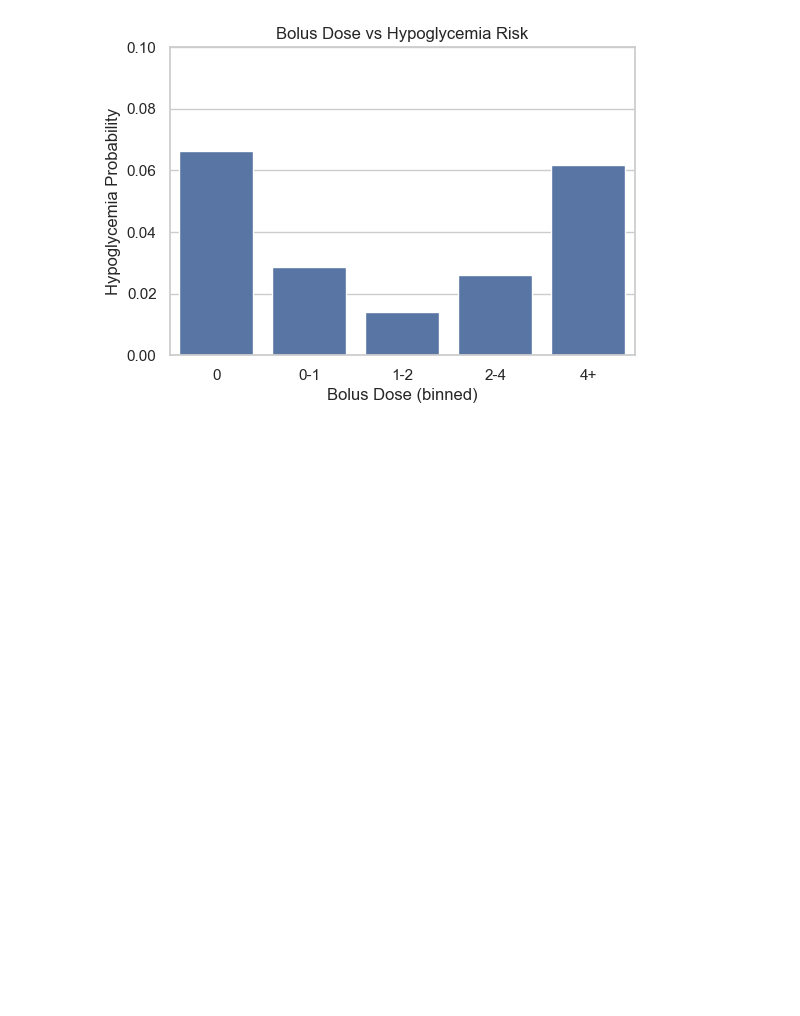
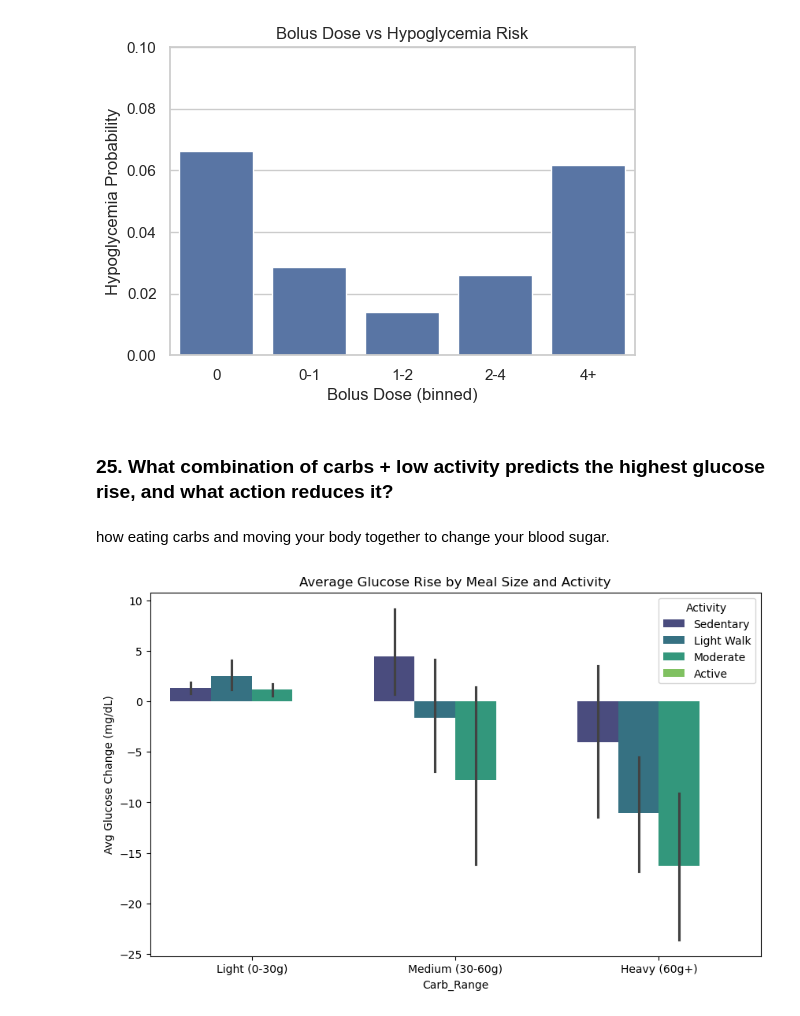
Before and after one commit to rajeshwariananth/Team01_PyVoyagers_Python_Hackathon_MAY_2026, a Jupyter notebook: Team01_PYVoyagers_Prescriptive.ipynb, the cells around one changed output. Cells and saved outputs as stored; diff of their text form; code cells hidden in the pictures; blank space fills up the shorter version.

```diff
--- a/Team01_PYVoyagers_Prescriptive.ipynb
+++ b/Team01_PYVoyagers_Prescriptive.ipynb
@@ -1621,3 +1627,53 @@ plt.ylim(0, max(0.1, bolus_risk["hypo_event"].max() + 0.02))
 plt.show()
 # %% [output]
 [figure]
+# %% [markdown]
+### 25. What combination of carbs + low activity predicts the highest glucose rise, and what action reduces it?
+# %% [markdown]
+how eating carbs and moving your body together to change your blood sugar.
+# %%
+
+# Cal the glucose rise, finding the difference bn current row and previous one,
+# shift(-1)--moves those values up so that the "rise" is recorded on the row where the food was actually eaten, rather than the following row.
+df['glucose_rise'] = df['glucose'].diff().shift(-1)
+
+# Filter for actual meals (Carbs > 0)
+meal_data = df[df['carb_input'] > 0].copy()
+
+#  Create readable categories (Bins)
+meal_data['Carb_Range'] = pd.cut(meal_data['carb_input'],
+                                 bins=[0, 30, 60, 120],
+                                 labels=['Light (0-30g)', 'Medium (30-60g)', 'Heavy (60g+)'])
+
+
+
+# Using duplicates='drop' to handle the high number of 0-step entries
+meal_data['Activity'] = pd.cut(meal_data['steps'],
+                               bins=[-1, 5, 20,50, 1000],
+                               labels=['Sedentary', 'Light Walk','Moderate', 'Active'])
+
+# 4. Create the Average Rise Map
+
+pivot_table = meal_data.pivot_table(values='glucose_rise',
+                                    index='Activity',
+                                    columns='Carb_Range',
+                                    aggfunc='mean',
+                                    observed=False)
+# 5. Plotting-------------------------------------------
+## HEATMAP CHART
+## plt.figure(figsize=(10, 6))
+#sns.heatmap(pivot_table, annot=True, cmap='RdYlGn_r', center=0, fmt=".1f", linecolor='gray',linewidths=0.5,
+#            cbar_kws={'label': 'Avg Glucose Change (mg/dL)'})
+
+#plt.title('Impact of Activity on Carb Intake')
+#plt.xlabel('Carbohydrate Intake')
+#plt.ylabel('Activity Level (Steps)')
+# plt.show()
+# BAR CHART-----------------------------
+plt.figure(figsize=(10, 6))
+sns.barplot(data=meal_data, x='Carb_Range', y='glucose_rise', hue='Activity', palette='viridis')
+plt.title('Average Glucose Rise by Meal Size and Activity')
+plt.ylabel('Avg Glucose Change (mg/dL)')
+plt.show()
+# %% [output]
+[figure, added]
```
Also changed, not shown: parts of 30 cells of this notebook, 1 other file.
